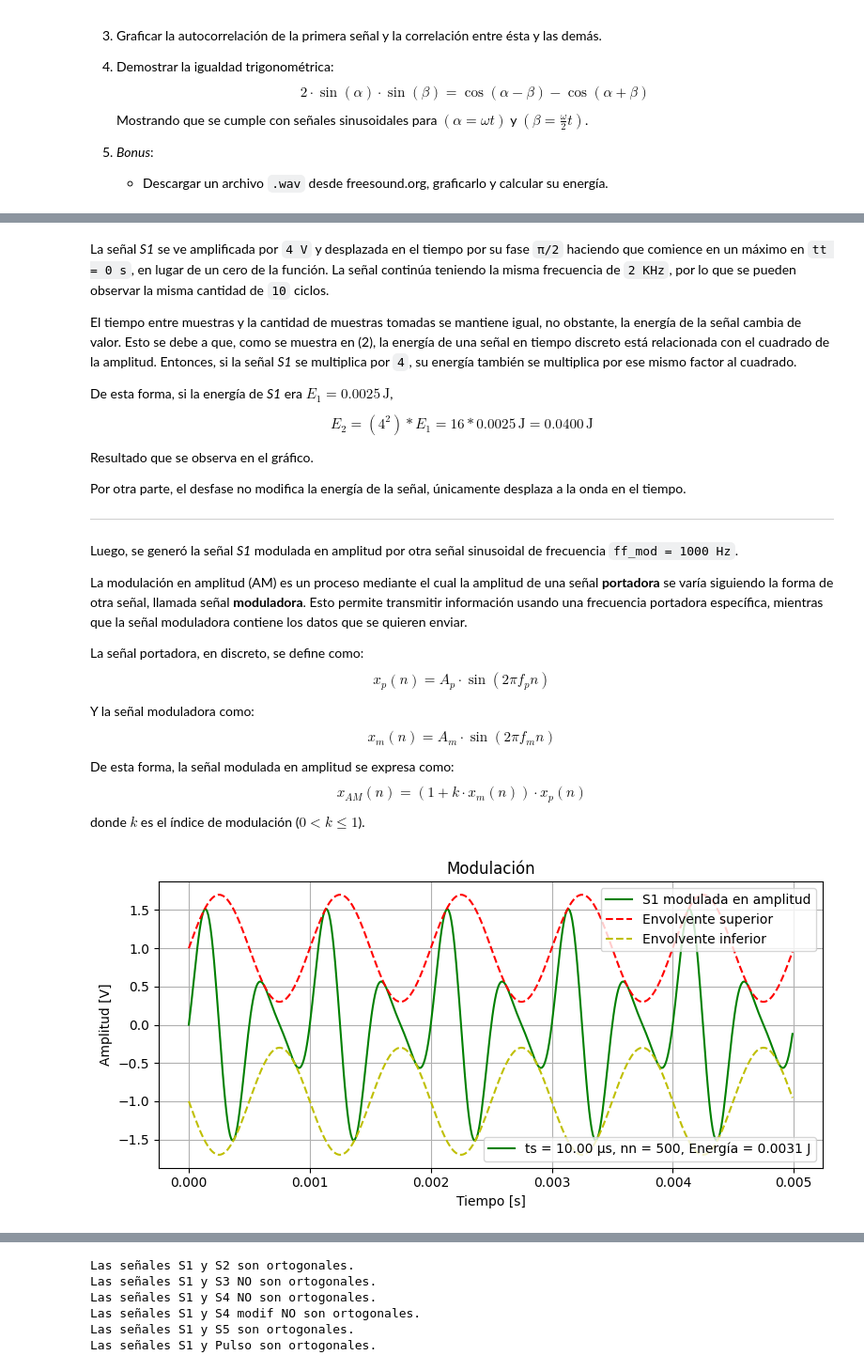
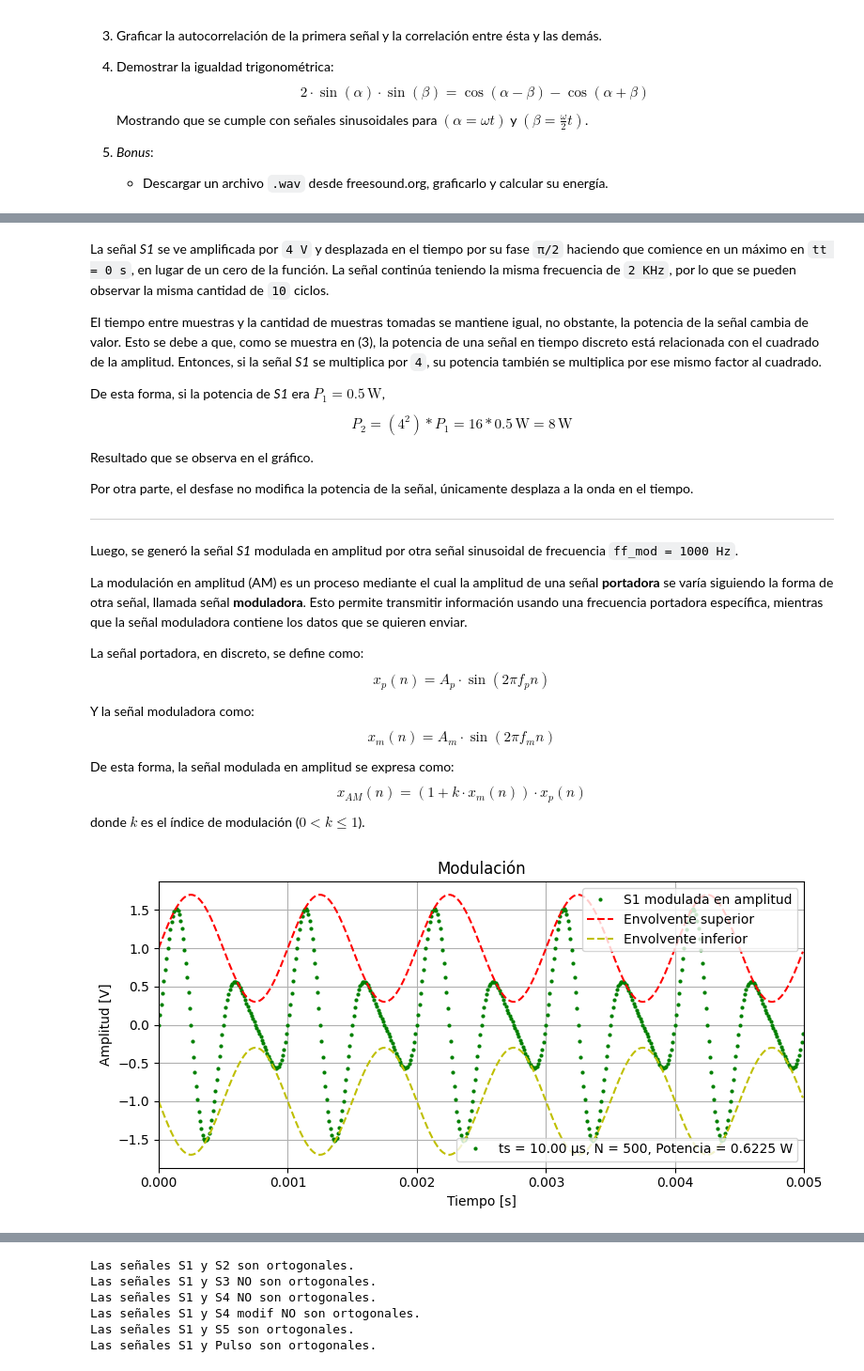
Before and after one commit to aguspaolini/aps-Paolini-Rosso, a Jupyter notebook: TS1 - Paolini Rosso.ipynb, the cells around one changed output, grey strips where cells are left out. Shown at 94% size. Saved outputs shown, nothing was run; the diff lists cells and outputs as text; code cells hidden in the pictures.

```diff
--- a/TS1 - Paolini Rosso.ipynb
+++ b/TS1 - Paolini Rosso.ipynb
@@ -138,17 +143,17 @@ grafico(tt, sen_2, 'S1 amplificada y desfasada π/2')
 # %% [markdown]
 La señal *S1* se ve amplificada por `4 V` y desplazada en el tiempo por su fase `π/2` haciendo que comience en un máximo en `tt = 0 s`, en lugar de un cero de la función.  La señal continúa teniendo la misma frecuencia de `2 KHz`, por lo que se pueden observar la misma cantidad de `10` ciclos.
 
-El tiempo entre muestras y la cantidad de muestras tomadas se mantiene igual, no obstante, la energía de la señal cambia de valor. Esto se debe a que, como se muestra en (2), la energía de una señal en tiempo discreto está relacionada con el cuadrado de la amplitud. Entonces, si la señal *S1* se multiplica por `4`, su energía también se multiplica por ese mismo factor al cuadrado.
+El tiempo entre muestras y la cantidad de muestras tomadas se mantiene igual, no obstante, la potencia de la señal cambia de valor. Esto se debe a que, como se muestra en (3), la potencia de una señal en tiempo discreto está relacionada con el cuadrado de la amplitud. Entonces, si la señal *S1* se multiplica por `4`, su potencia también se multiplica por ese mismo factor al cuadrado.
 
-De esta forma, si la energía de *S1* era $E_1 = 0.0025 \, \text{J}$,
+De esta forma, si la potencia de *S1* era $P_1 = 0.5 \, \text{W}$,
 
 $$
-E_2 = (4^2)* E_1 = 16*0.0025 \, \text{J} = 0.0400 \, \text{J}
+P_2 = (4^2)* P_1 = 16*0.5 \, \text{W} = 8 \, \text{W}
 $$
 
 Resultado que se observa en el gráfico.
 
-Por otra parte, el desfase no modifica la energía de la señal, únicamente desplaza a la onda en el tiempo.
+Por otra parte, el desfase no modifica la potencia de la señal, únicamente desplaza a la onda en el tiempo.
 
 ---
 Luego, se generó la señal *S1* modulada en amplitud por otra señal sinusoidal de frecuencia `ff_mod = 1000 Hz`.
@@ -178,37 +183,38 @@ s_moduladora = np.sin(2*np.pi*ff_mod*tt)
 sen_3 = (1 + m*s_moduladora) * sen_1
 env_sup = (1 + m*s_moduladora)
 env_inf = -(1 + m*s_moduladora)
 
 plt.figure(figsize=(8,4))
-E = np.sum(np.abs(sen_3)**2) * ts  # Energía de la señal 3
+P = (1/(nn*ts)) * np.sum(np.abs(sen_3)**2) * ts
 N = len(sen_3)                     # Cantidad de muestras
 Ts = tt[1]-tt[0]
 
 # Graficar
-line1, = plt.plot(tt, sen_3, 'g', label='S1 modulada en amplitud')
+line1, = plt.plot(tt, sen_3, 'go', label='S1 modulada en amplitud', markersize=2)
 line2, = plt.plot(tt, env_sup, 'r--', label='Envolvente superior')
 line3, = plt.plot(tt, env_inf, 'y--', label='Envolvente inferior')
 
 # Info extra
-info_text = f"ts = {Ts*1e6:.2f} µs, nn = {N}, Energía = {E:.4f} J"
+info_text = f"ts = {Ts*1e6:.2f} µs, N = {N}, Potencia = {P:.4f} W"
 
 # Primera leyenda (las señales)
 legend1 = plt.legend([line1, line2, line3],
                      [line1.get_label(), line2.get_label(), line3.get_label()],
                      loc='upper right')
 plt.gca().add_artist(legend1)  # fijar esta leyenda
 
 # Segunda leyenda (info aparte)
 plt.legend([line1], [info_text], loc='lower right')
 
 plt.title('Modulación')
 plt.xlabel('Tiempo [s]')
+plt.xlim(0, 5e-3)
 plt.ylabel('Amplitud [V]')
 plt.grid(True)
 plt.tight_layout()
 plt.show()
 # %% [output]
-[figure, old version]
+[figure, new version]
 # %% [markdown]
 Al modular en amplitud *S1*, de frecuencia `ff_1 = 2000 Hz`, por otra señal sinusoidal de la mitad de la frecuencia, la amplitud de la señal portadora varía proporcionalmente según la amplitud de la señal moduladora. Si la señal moduladora es cero, la amplitud de la portadora se mantiene constante. Si la señal moduladora tiene una amplitud positiva, la amplitud de la portadora aumenta, y si tiene una amplitud negativa, la amplitud de la portadora disminuye. La señal *S1* mantiene su frecuencia, pero su amplitud varía lentamente siguiendo a la señal moduladora.
 
```
Also changed, not shown: parts of 17 cells of this notebook, 4 other files.
